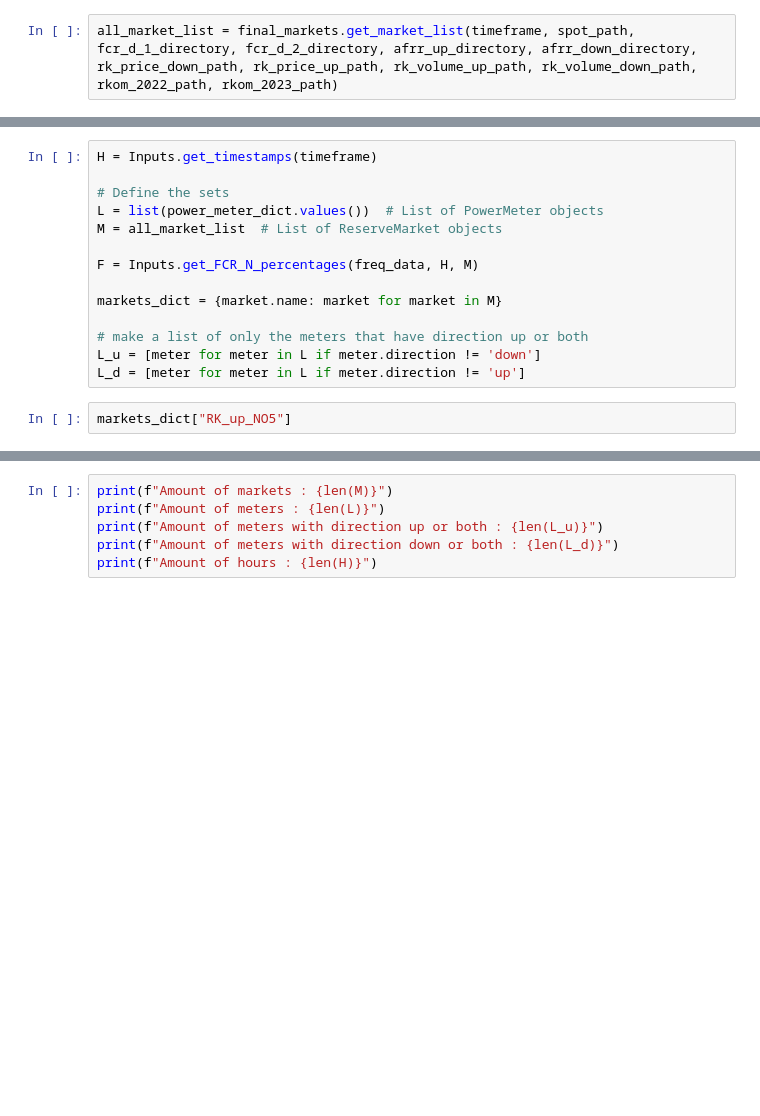
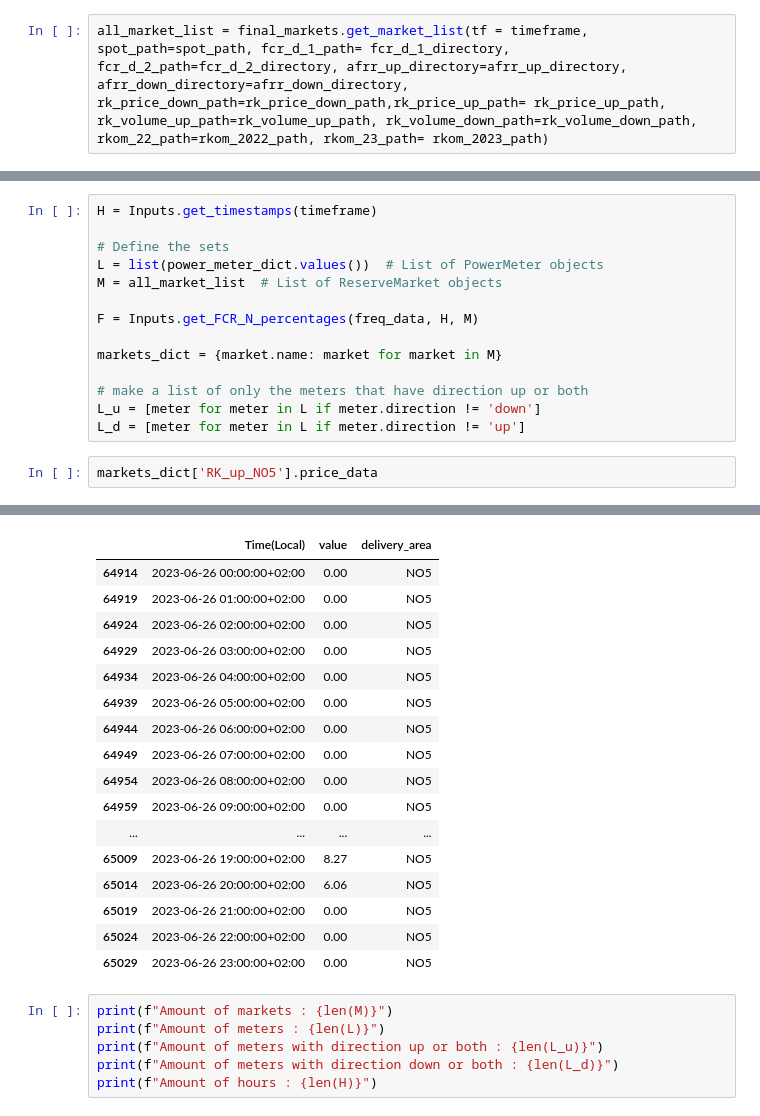
Before and after one commit to sandermeland/master-kode, a Jupyter notebook: v_9_om.ipynb, the cells around one changed output, grey strips where cells are left out. Drawn from its saved outputs; the diff is of its cells as text; blank space fills up the shorter version.

Commit message:
rk price calculation is good

```diff
--- a/v_9_om.ipynb
+++ b/v_9_om.ipynb
@@ -36,7 +36,7 @@ spot_path = "../master-data/spot_data/spot_june_23.csv"
 timeframe = Inputs.one_day
 consumption_data =pd.read_csv('../master-data/customers-data/added_type_and_comp.csv')
 # %%
-all_market_list = final_markets.get_market_list(timeframe, spot_path, fcr_d_1_directory, fcr_d_2_directory, afrr_up_directory, afrr_down_directory, rk_price_down_path, rk_price_up_path, rk_volume_up_path, rk_volume_down_path, rkom_2022_path, rkom_2023_path)
+all_market_list = final_markets.get_market_list(tf = timeframe, spot_path=spot_path, fcr_d_1_path= fcr_d_1_directory, fcr_d_2_path=fcr_d_2_directory, afrr_up_directory=afrr_up_directory, afrr_down_directory=afrr_down_directory, rk_price_down_path=rk_price_down_path,rk_price_up_path= rk_price_up_path, rk_volume_up_path=rk_volume_up_path, rk_volume_down_path=rk_volume_down_path, rkom_22_path=rkom_2022_path, rkom_23_path= rkom_2023_path)
 # %% [output]
 A value is trying to be set on a copy of a slice from a DataFrame
 
@@ -113,5 +113,5 @@ markets_dict = {market.name: market for market in M}
 L_u = [meter for meter in L if meter.direction != 'down']
 L_d = [meter for meter in L if meter.direction != 'up']
 # %%
-markets_dict["RK_up_NO5"]
+markets_dict['RK_up_NO5'].price_data
 # %% [output]
@@ -135,3 +118,20 @@ Index: [], sleep_time=0, activation_threshold=0, capacity_market=False)
+|  | Time(Local) | value | delivery_area |
+| 64914 | 2023-06-26 00:00:00+02:00 | 0.00 | NO5 |
+| 64919 | 2023-06-26 01:00:00+02:00 | 0.00 | NO5 |
+| 64924 | 2023-06-26 02:00:00+02:00 | 0.00 | NO5 |
+| 64929 | 2023-06-26 03:00:00+02:00 | 0.00 | NO5 |
+| 64934 | 2023-06-26 04:00:00+02:00 | 0.00 | NO5 |
+| 64939 | 2023-06-26 05:00:00+02:00 | 0.00 | NO5 |
+| 64944 | 2023-06-26 06:00:00+02:00 | 0.00 | NO5 |
+| 64949 | 2023-06-26 07:00:00+02:00 | 0.00 | NO5 |
+| 64954 | 2023-06-26 08:00:00+02:00 | 0.00 | NO5 |
+| 64959 | 2023-06-26 09:00:00+02:00 | 0.00 | NO5 |
+| ... | ... | ... | ... |
+| 65009 | 2023-06-26 19:00:00+02:00 | 8.27 | NO5 |
+| 65014 | 2023-06-26 20:00:00+02:00 | 6.06 | NO5 |
+| 65019 | 2023-06-26 21:00:00+02:00 | 0.00 | NO5 |
+| 65024 | 2023-06-26 22:00:00+02:00 | 0.00 | NO5 |
+| 65029 | 2023-06-26 23:00:00+02:00 | 0.00 | NO5 |
 # %%
 print(f"Amount of markets : {len(M)}")
 print(f"Amount of meters : {len(L)}")
```
Also changed, not shown: parts of 2 cells of this notebook, 1 other file.
